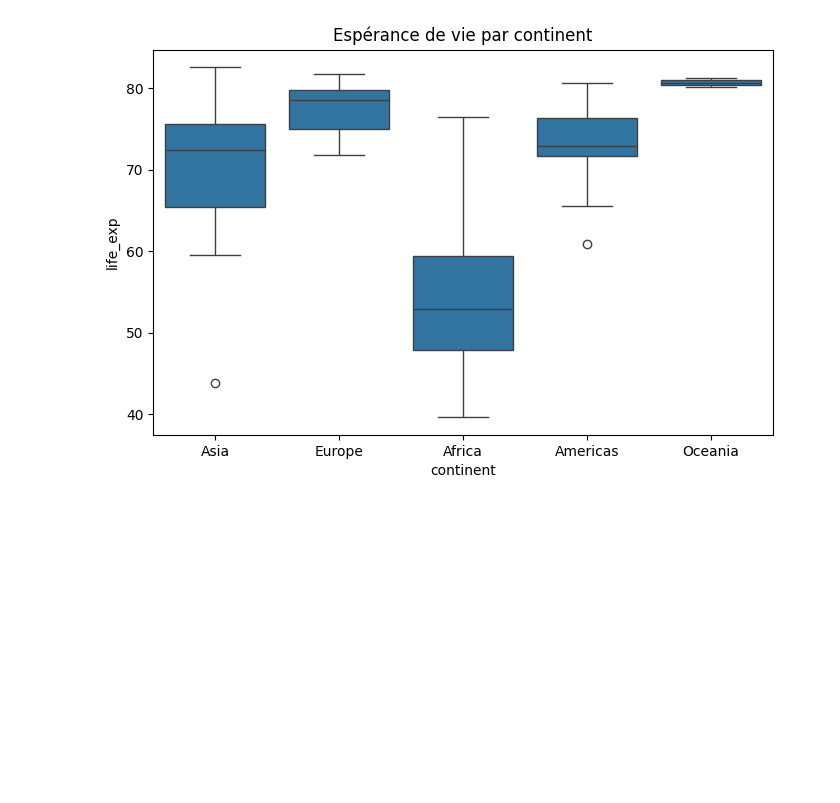
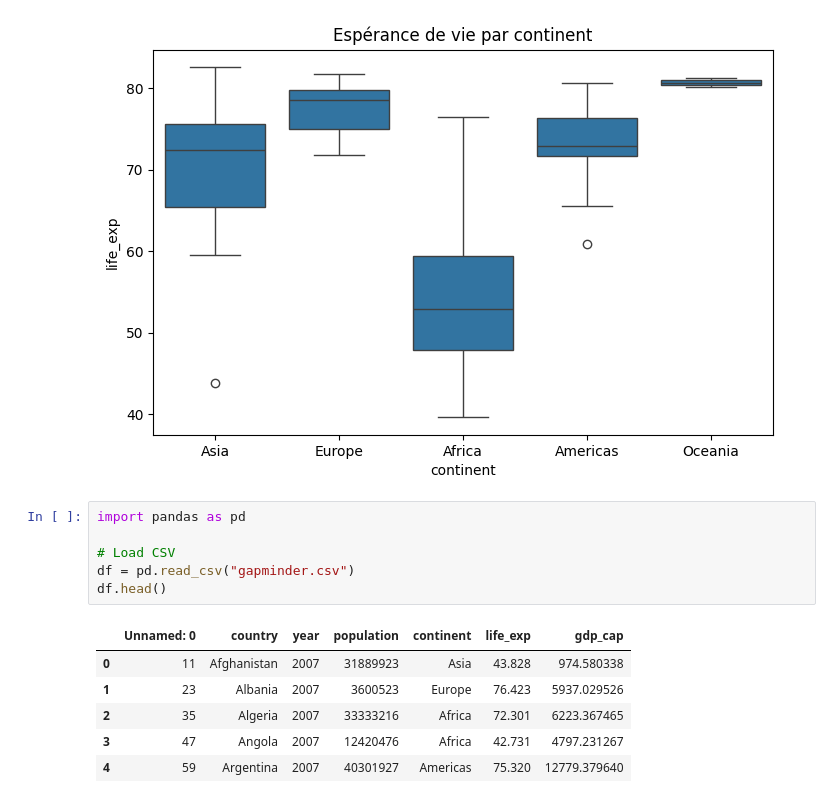
Before and after one commit to keirabasma/Formation-IA, a Jupyter notebook: CHERADI_Yasmine_workshop1.ipynb, the cells around one changed output. Saved outputs shown, nothing was run; the diff lists cells and outputs as text; blank space fills up the shorter version.

```diff
--- a/CHERADI_Yasmine_workshop1.ipynb
+++ b/CHERADI_Yasmine_workshop1.ipynb
@@ -70,3 +70,16 @@ plt.title("Espérance de vie par continent")
 plt.show()
 # %% [output]
 [figure]
+# %%
+import pandas as pd
+
+# Load CSV
+df = pd.read_csv("gapminder.csv")
+df.head()
+# %% [output]
+|  | Unnamed: 0 | country | year | population | continent | life_exp | gdp_cap |
+| 0 | 11 | Afghanistan | 2007 | 31889923 | Asia | 43.828 | 974.580338 |
+| 1 | 23 | Albania | 2007 | 3600523 | Europe | 76.423 | 5937.029526 |
+| 2 | 35 | Algeria | 2007 | 33333216 | Africa | 72.301 | 6223.367465 |
+| 3 | 47 | Angola | 2007 | 12420476 | Africa | 42.731 | 4797.231267 |
+| 4 | 59 | Argentina | 2007 | 40301927 | Americas | 75.320 | 12779.379640 |
```
Also changed, not shown: parts of 9 cells of this notebook.
